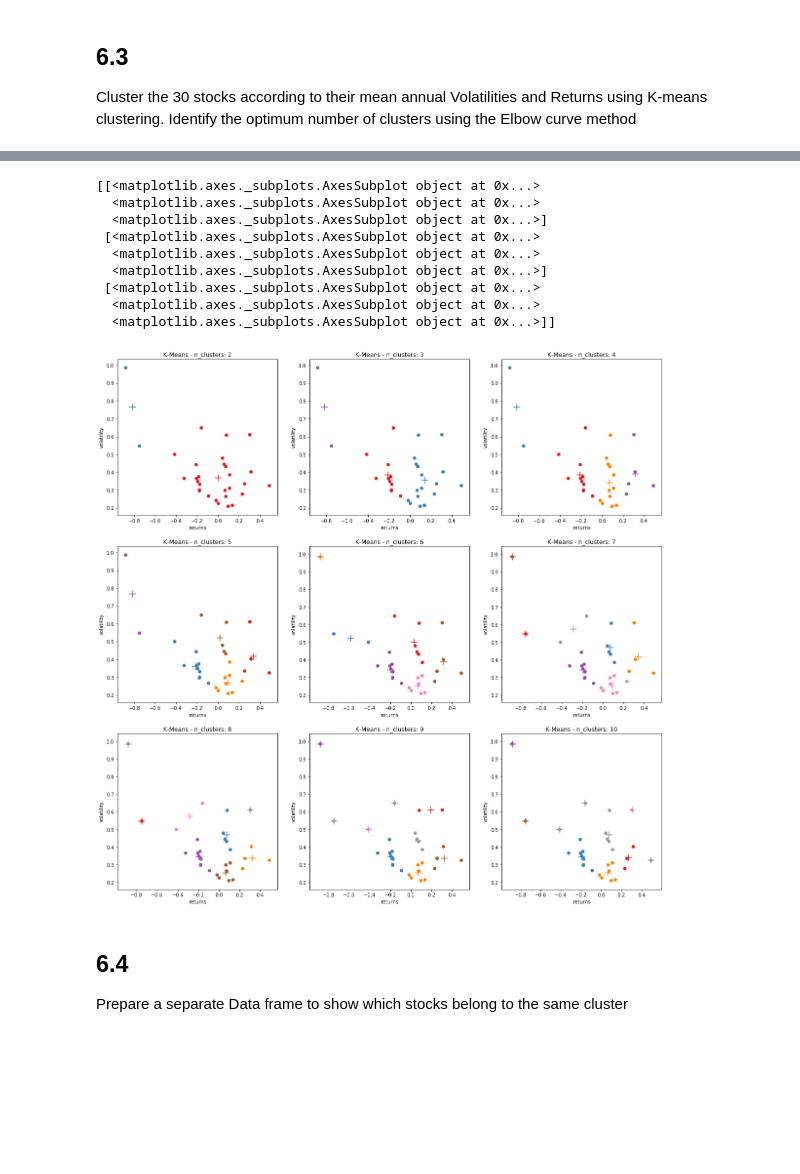
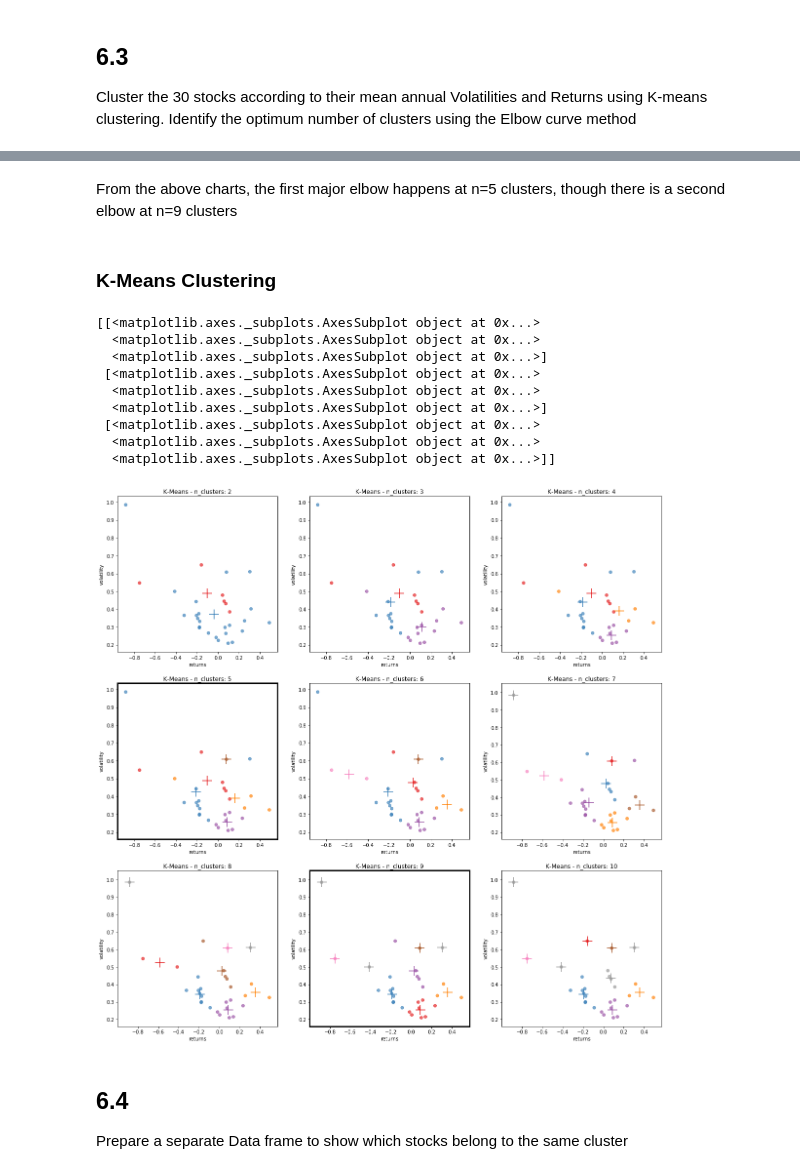
Before and after one commit to JamesMcGuigan/aspiration-ai-internship, a Jupyter notebook: python3/module_6/module_6.ipynb, the cells around one changed output, grey strips where cells are left out. Saved outputs shown, nothing was run; the diff lists cells and outputs as text; code cells hidden in the pictures; blank space fills up the shorter version.

Commit message:
module 6 | python | 6.4 | Elbow Curve Method

```diff
--- a/python3/module_6/module_6.ipynb
+++ b/python3/module_6/module_6.ipynb
@@ -114,3 +130,9 @@ Cluster the 30 stocks according to their mean annual Volatilities and Returns us
+# %% [markdown]
+From the above charts, the first major elbow happens at n=5 clusters, though there is a second elbow at n=9 clusters
+# %%
+elbow_curve_select = [5, 9]
+# %% [markdown]
+### K-Means Clustering
 # %%
 cmap = cm.get_cmap('Set1') # Colour map (there are many others)
 def get_color(n, max=6):
@@ -121,32 +143,38 @@ def get_color(n, max=6):
 # %%
 # https://scikit-learn.org/stable/modules/generated/sklearn.cluster.KMeans.html
 fig, axes = plt.subplots(3,3, figsize=(20,20))
 
 print(axes)
 portfolio_kmeans = {}
 for x in range(0,len(axes)):
     for y in range(0,len(axes[0])):
         n = 2 + (len(axes[0]) * x) + y
         portfolio_kmeans[n]      = sklearn.cluster.KMeans(n_clusters=n, random_state=0).fit(portfolio_summary)
         portfolio_kmeans_predict = portfolio_kmeans[n].predict(portfolio_summary)
 
-        axes[x][y].scatter( portfolio_summary.returns, portfolio_summary.volatility, c=get_color(portfolio_kmeans_predict) )
+        axes[x][y].scatter( portfolio_summary.returns, portfolio_summary.volatility, c=get_color(portfolio_kmeans_predict), alpha=0.66 )
         axes[x][y].set_title('K-Means - n_clusters: ' + str(n))
         axes[x][y].set_xlabel('returns')
         axes[x][y].set_ylabel('volatility')
+
+        # Mark Cluster Centers
         for i, coords in enumerate( portfolio_kmeans[n].cluster_centers_ ):
-           axes[x][y].scatter( coords[0], coords[1], s=200, marker='+', c=[ get_color(i) ] )
+           axes[x][y].scatter( coords[0], coords[1], s=400, marker='+', c=[ get_color(i) ] )
+
+        # Add thick borders to n_clusters selected by elbow_curve
+        if n in elbow_curve_select:
+            for spine in axes[x][y].spines.values(): spine.set_linewidth(3)
 # %% [output]
 [[<matplotlib.axes._subplots.AxesSubplot object at 0x...>
   <matplotlib.axes._subplots.AxesSubplot object at 0x...>
   <matplotlib.axes._subplots.AxesSubplot object at 0x...>]
  [<matplotlib.axes._subplots.AxesSubplot object at 0x...>
   <matplotlib.axes._subplots.AxesSubplot object at 0x...>
   <matplotlib.axes._subplots.AxesSubplot object at 0x...>]
  [<matplotlib.axes._subplots.AxesSubplot object at 0x...>
   <matplotlib.axes._subplots.AxesSubplot object at 0x...>
   <matplotlib.axes._subplots.AxesSubplot object at 0x...>]]
-[figure, old version]
+[figure, new version]
 # %% [markdown]
 ## 6.4
 
```
Also changed, not shown: parts of 4 cells of this notebook.
